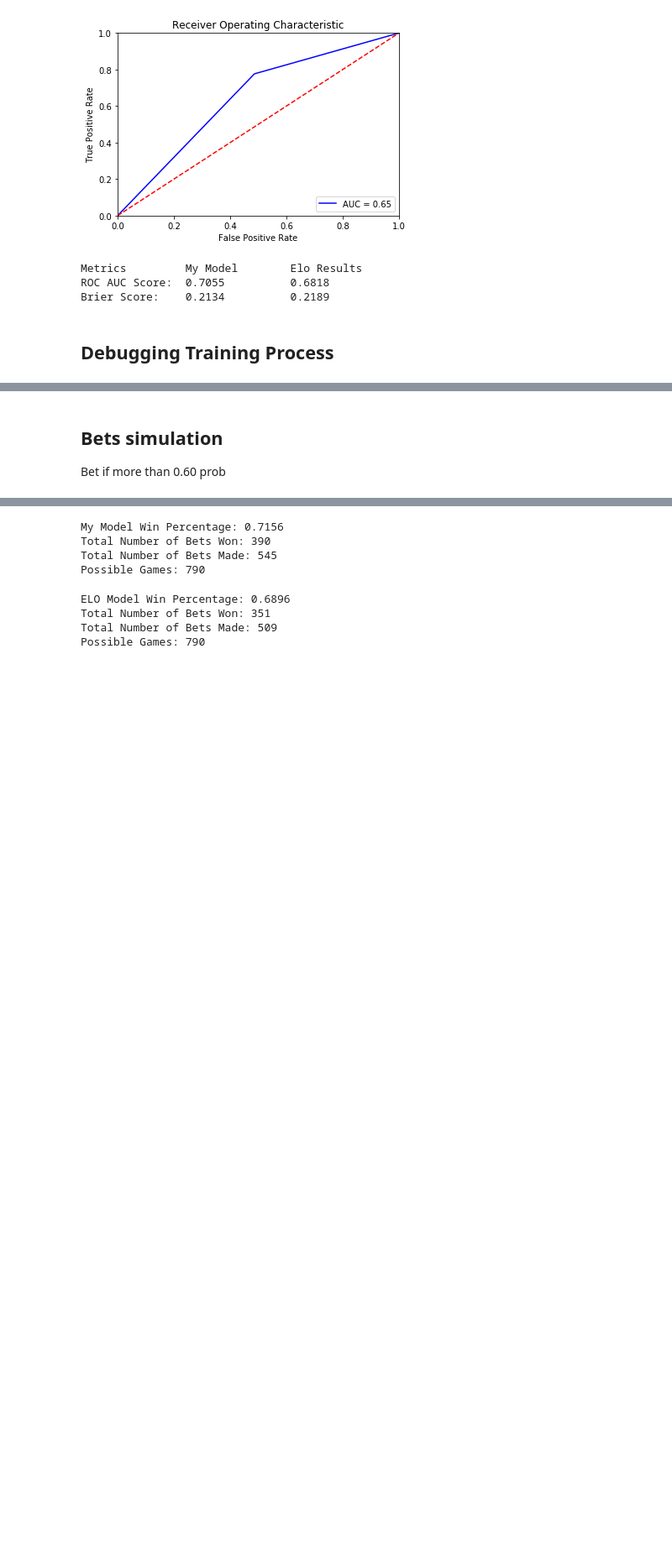
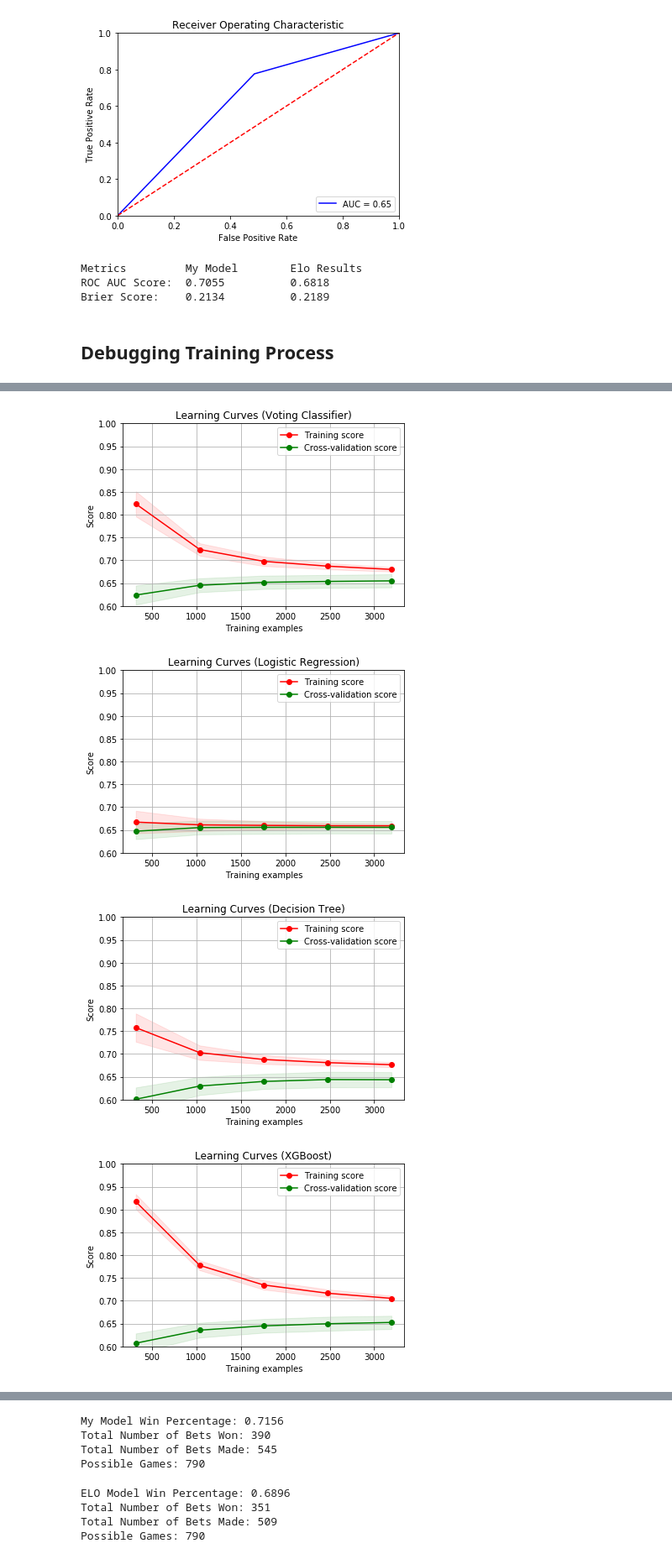
Before and after one commit to ukritw/nflprediction, a Jupyter notebook: nflml.ipynb, the cells around one changed output, grey strips where cells are left out. Shown at 84% size. Saved outputs shown, nothing was run; the diff lists cells and outputs as text; code cells hidden in the pictures; blank space fills up the shorter version.

```diff
--- a/DataPreprocessing.ipynb
+++ b/nflml.ipynb
@@ -756,3 +689,29 @@ plt.show()
-# %% [markdown]
-## Bets simulation
-Bet if more than 0.60 prob
+# %%
+title = "Learning Curves (Voting Classifier)"
+# Cross validation with 100 iterations to get smoother mean test and train
+# score curves, each time with 20% data randomly selected as a validation set.
+cv = ShuffleSplit(n_splits=100, test_size=0.2, random_state=0)
+vote = VotingClassifier(estimators=[('boost', boost), ('dtc', dtc), ('lrg', lrg)], voting='soft')
+plot_learning_curve(vote, title, X_train, y_train, ylim=(0.6, 1.00), cv=cv, n_jobs=4)
+
+title = "Learning Curves (Logistic Regression)"
+cv = ShuffleSplit(n_splits=100, test_size=0.2, random_state=0)
+lrg = LogisticRegression(solver='liblinear')
+plot_learning_curve(lrg, title, X_train, y_train, ylim=(0.6, 1.00), cv=cv, n_jobs=4)
+
+title = "Learning Curves (Decision Tree)"
+cv = ShuffleSplit(n_splits=100, test_size=0.2, random_state=0)
+dtc = DecisionTreeClassifier(max_depth=5, criterion='entropy')
+plot_learning_curve(dtc, title, X_train, y_train, ylim=(0.6, 1.00), cv=cv, n_jobs=4)
+
+title = "Learning Curves (XGBoost)"
+cv = ShuffleSplit(n_splits=100, test_size=0.2, random_state=0)
+boost = xgb.XGBClassifier()
+plot_learning_curve(boost, title, X_train, y_train, ylim=(0.6, 1.00), cv=cv, n_jobs=4)
+
+plt.show()
+# %% [output]
+[figure, added]
+[figure, added]
+[figure, added]
+[figure, added]
```
Also changed, not shown: parts of 20 cells of this notebook, 5 other files.
